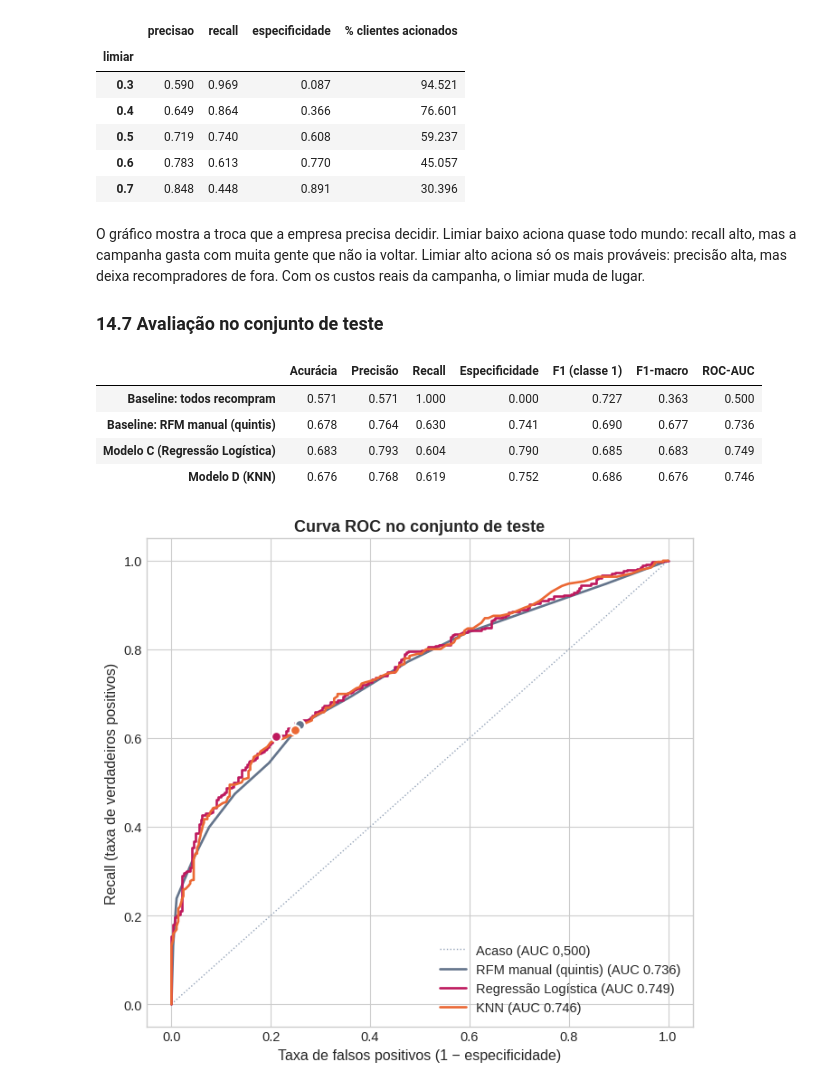
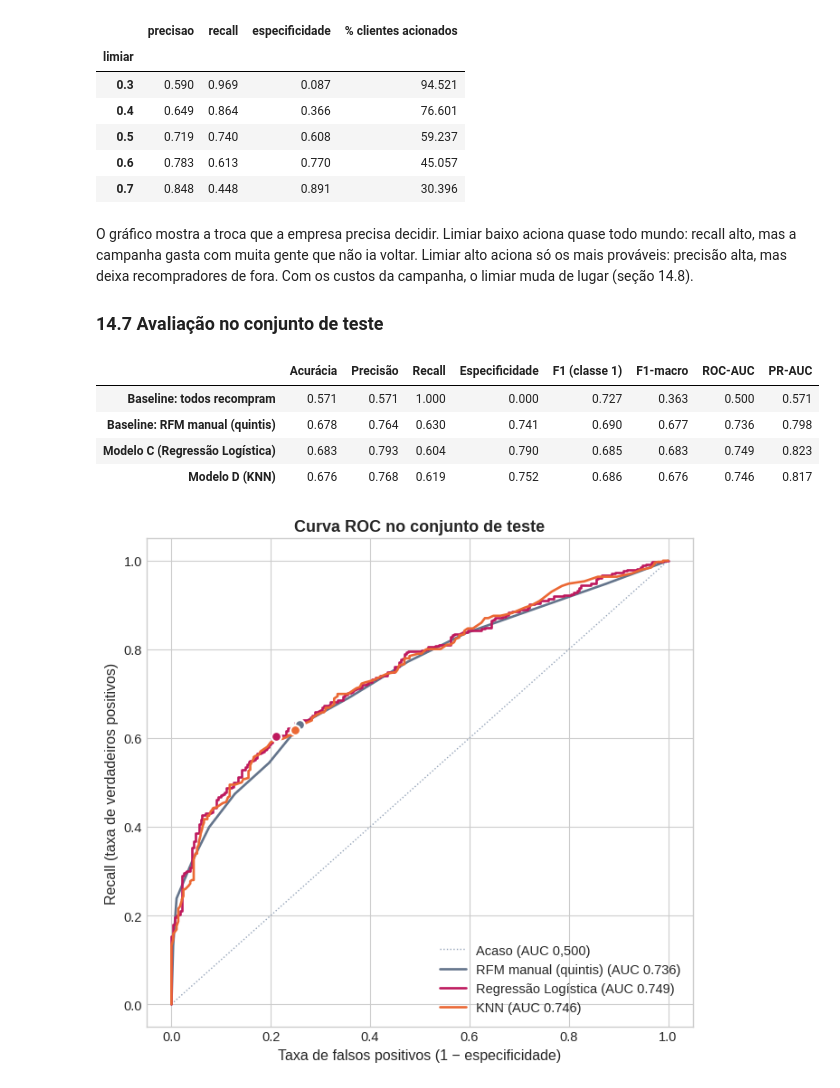
Before and after one commit to thiagodallo/machine-learning-online-retail, a Jupyter notebook: Projeto_Final_ML.ipynb, the cells around one changed output. Drawn from its saved outputs; the diff is of its cells as text; code cells hidden in the pictures.

```diff
--- a/Projeto_Final_ML.ipynb
+++ b/Projeto_Final_ML.ipynb
@@ -758,38 +762,40 @@ Limiar da Logística: 0.6 | Limiar do KNN: 0.58
 | 0.6 | 0.783 | 0.613 | 0.770 | 45.057 |
 | 0.7 | 0.848 | 0.448 | 0.891 | 30.396 |
 # %% [markdown]
-O gráfico mostra a troca que a empresa precisa decidir. Limiar baixo aciona quase todo mundo: recall alto, mas a campanha gasta com muita gente que não ia voltar. Limiar alto aciona só os mais prováveis: precisão alta, mas deixa recompradores de fora. Com os custos reais da campanha, o limiar muda de lugar.
+O gráfico mostra a troca que a empresa precisa decidir. Limiar baixo aciona quase todo mundo: recall alto, mas a campanha gasta com muita gente que não ia voltar. Limiar alto aciona só os mais prováveis: precisão alta, mas deixa recompradores de fora. Com os custos da campanha, o limiar muda de lugar (seção 14.8).
 
 ### 14.7 Avaliação no conjunto de teste
 # %%
 pred_logistica = (prob_logistica >= limiar_logistica).astype(int)
 pred_knn = (prob_knn >= limiar_knn).astype(int)
 
 
 def metricas_classificacao(y_true, y_pred, score):
     tn, fp, fn, tp = confusion_matrix(y_true, y_pred, labels=[0, 1]).ravel()
     return {'Acurácia': accuracy_score(y_true, y_pred),
             'Precisão': precision_score(y_true, y_pred, zero_division=0),
             'Recall': recall_score(y_true, y_pred),
             'Especificidade': tn / (tn + fp),
             'F1 (classe 1)': f1_score(y_true, y_pred),
             'F1-macro': f1_score(y_true, y_pred, average='macro'),
-            'ROC-AUC': roc_auc_score(y_true, score) if len(np.unique(score)) > 1 else 0.5}
+            'ROC-AUC': roc_auc_score(y_true, score) if len(np.unique(score)) > 1 else 0.5,
+            # sem poder de ordenação, a PR-AUC fica igual à proporção de positivos (~0,57), não 0,5
+            'PR-AUC': average_precision_score(y_true, score) if len(np.unique(score)) > 1 else np.mean(y_true)}
 
 
 tabela_classificacao = pd.DataFrame({
     'Baseline: todos recompram': metricas_classificacao(y_cls_test, dummy.predict(X_test), dummy.predict_proba(X_test)[:, 1]),
     'Baseline: RFM manual (quintis)': metricas_classificacao(y_cls_test, rfm_manual.predict(X_test), score_rfm),
     'Modelo C (Regressão Logística)': metricas_classificacao(y_cls_test, pred_logistica, prob_logistica),
     'Modelo D (KNN)': metricas_classificacao(y_cls_test, pred_knn, prob_knn),
 }).T
 tabela_classificacao.round(3)
 # %% [output]
-|  | Acurácia | Precisão | Recall | Especificidade | F1 (classe 1) | F1-macro | ROC-AUC |
-| Baseline: todos recompram | 0.571 | 0.571 | 1.000 | 0.000 | 0.727 | 0.363 | 0.500 |
-| Baseline: RFM manual (quintis) | 0.678 | 0.764 | 0.630 | 0.741 | 0.690 | 0.677 | 0.736 |
-| Modelo C (Regressão Logística) | 0.683 | 0.793 | 0.604 | 0.790 | 0.685 | 0.683 | 0.749 |
-| Modelo D (KNN) | 0.676 | 0.768 | 0.619 | 0.752 | 0.686 | 0.676 | 0.746 |
+|  | Acurácia | Precisão | Recall | Especificidade | F1 (classe 1) | F1-macro | ROC-AUC | PR-AUC |
+| Baseline: todos recompram | 0.571 | 0.571 | 1.000 | 0.000 | 0.727 | 0.363 | 0.500 | 0.571 |
+| Baseline: RFM manual (quintis) | 0.678 | 0.764 | 0.630 | 0.741 | 0.690 | 0.677 | 0.736 | 0.798 |
+| Modelo C (Regressão Logística) | 0.683 | 0.793 | 0.604 | 0.790 | 0.685 | 0.683 | 0.749 | 0.823 |
+| Modelo D (KNN) | 0.676 | 0.768 | 0.619 | 0.752 | 0.686 | 0.676 | 0.746 | 0.817 |
 # %%
 fig, ax = plt.subplots(figsize=(6.8, 6.3))
 ax.plot([0, 1], [0, 1], color=COR_CLARA, linewidth=1, linestyle=':', label='Acaso (AUC 0,500)')
```
Also changed, not shown: parts of 17 cells of this notebook, 5 other files.
